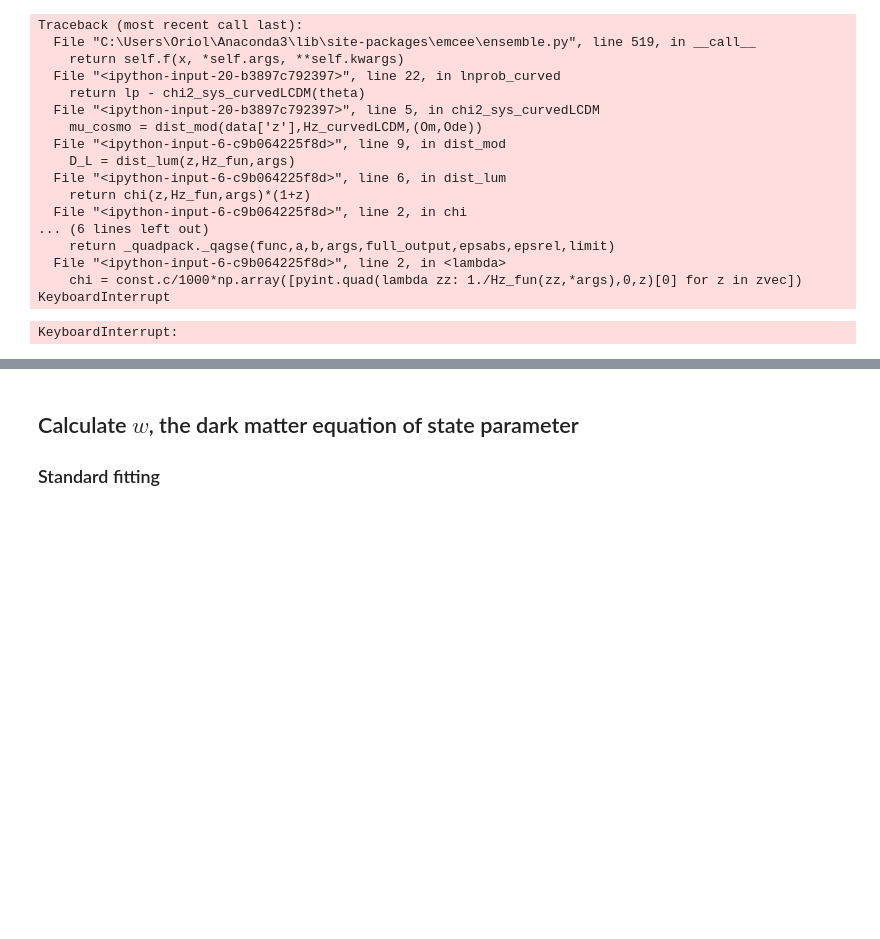
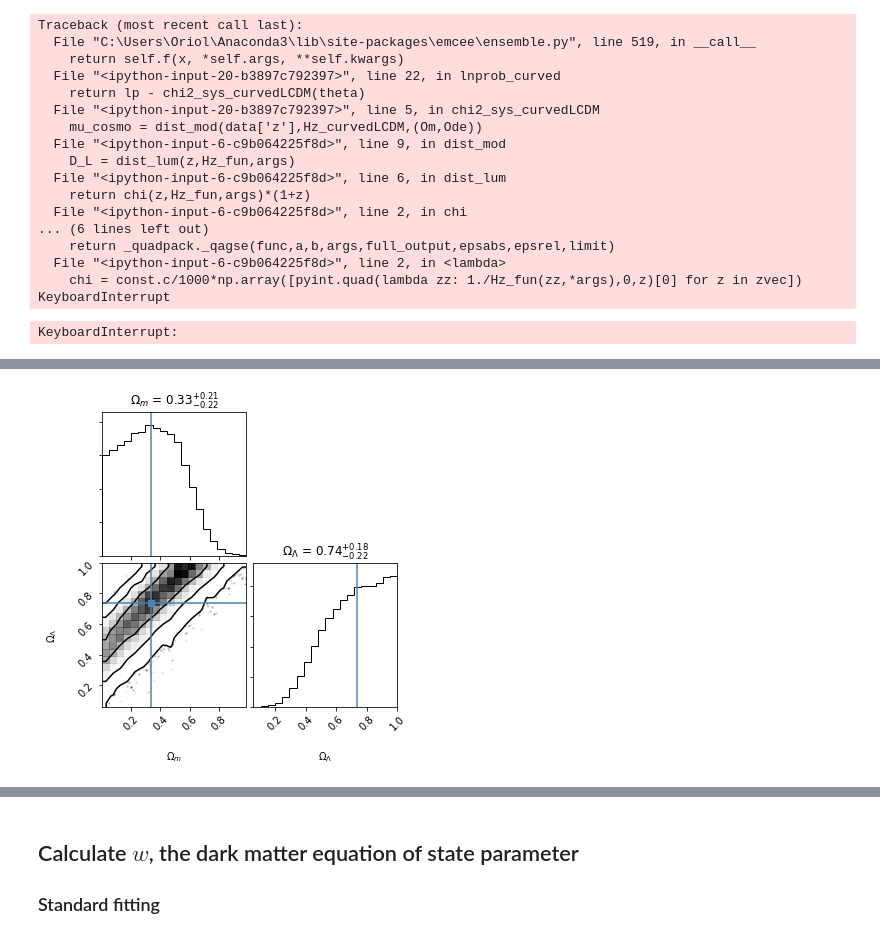
Before and after one commit to OriolAbril/cosmology, a Jupyter notebook: project.ipynb, the cells around one changed output, grey strips where cells are left out. Saved outputs shown, nothing was run; the diff lists cells and outputs as text; code cells hidden in the pictures; blank space fills up the shorter version.

```diff
--- a/project.ipynb
+++ b/project.ipynb
@@ -461,0 +462,6 @@ fig = corner.corner(samples_curved, labels=[r"$\alpha$", r"$\beta$", r"$M_b$", r
+# %%
+fig = corner.corner(samples_curved[:,3:], labels=[r"$\Omega_m$", r"$\Omega_\Lambda$"],
+                    truths=np.percentile(samples_curved[:,3:],50,axis=0),show_titles=True,
+                    levels=[.68,.95,.997])
+# %% [output]
+[figure, added]
```
Also changed, not shown: parts of 2 cells of this notebook.
